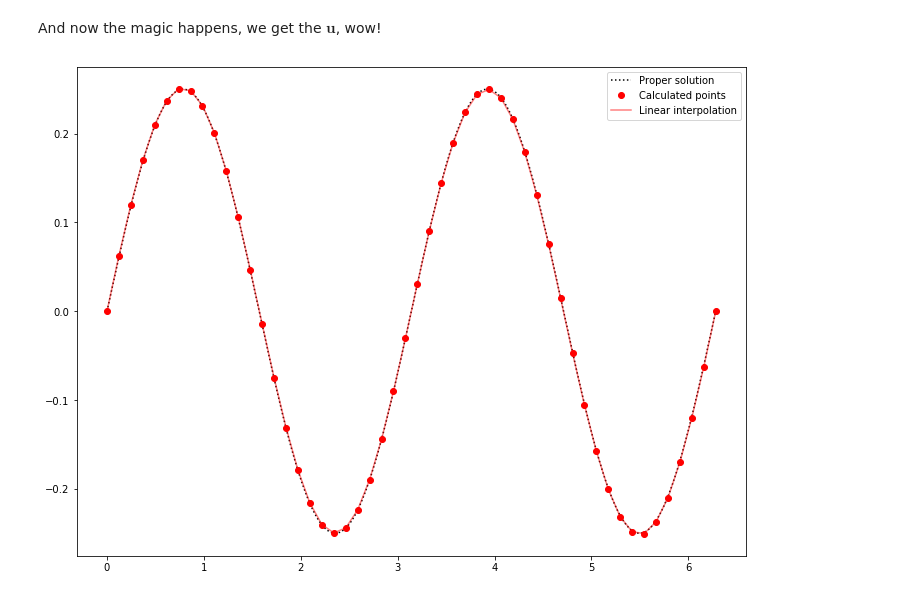
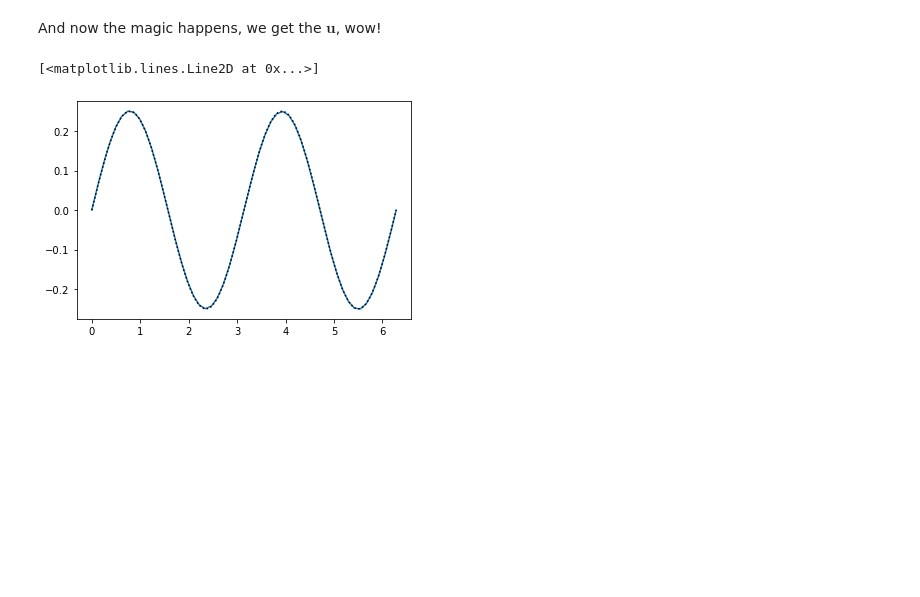
Before and after one commit to Nummulit/pde-parabolic-fem, a Jupyter notebook: parabolic_fem.ipynb, the cells around one changed output. Saved outputs shown, nothing was run; the diff lists cells and outputs as text; code cells hidden in the pictures; blank space fills up the shorter version.

```diff
--- a/parabolic_fem.ipynb
+++ b/parabolic_fem.ipynb
@@ -94,3 +94,20 @@ def hat_function(x: np.ndarray, left: float, right: float, middle: float=None) -
     ans[(left < x) & (x <= middle)] = (x[(left < x) & (x <= middle)] - left) / (middle - left)
     ans[(middle < x) & (x <= right)] = (right - x[(middle < x) & (x <= right)]) / (right - middle)
     return ans
+# %%
+# Some local test of other functions
+def rounded_hat_function(x: np.ndarray, left: float, right: float, middle: float=None) -> np.ndarray:
+    if middle is None:
+        middle = left + (right - left) / 2
+    ans = np.copy(x)
+    ans[(x <= left) | (right <= x)] = 0.0
+    ans[(left < x) & (x < right)] = (x[(left < x) & (x < right)] - left) * (x[(left < x) & (x < right)] - right) \
+                                    * 4 / (4 * left * right - (right + left) ** 2) # Factor needed for scaling
+    return ans
+# %%
+a, b = 0, 1
+num_of_nodes = 10
+h = (b - a) / num_of_nodes
+t = np.linspace(a, b, num=1000)
+for left in np.arange(a, b - h, h):
+    plt.plot(t, rounded_hat_function(t, left, left + 2 * h))
@@ -146,12 +165,13 @@ plt.plot(x, f)
 # %% [markdown]
 Let's define our basis functions $\phi(x)$.
 # %%
-num_of_nodes = 10  # Here you can play with the number of nodes! Just change it and run consecutive cells.
+num_of_nodes = 50  # Here you can play with the number of nodes! Just change it and run consecutive cells.
 # NOTE: If it happens that the last function is cut in half it won't work. I don't know yet why though.
 h = (b - a) / (num_of_nodes + 1)
 base_functions = []
 for left in np.arange(a, b - h, h):
     phi = hat_function(x, left, left + 2 * h)
+#     phi = rounded_hat_function(x, left, left + 2 * h)
     base_functions.append(phi)
     plt.plot(x, phi)
 # %% [output]
@@ -187,15 +207,21 @@ And now the magic happens, we get the $\mathbf{u}$, wow!
 # %%
 middle_points = np.arange(a + h, b, h)
 u_vec = np.dot(np.linalg.inv(A), f_vec)
 # Add zeros to beginning and end, because u(a) = u(b) = 0
 middle_points_ext = np.array([a, *middle_points, b])
 u_vec_ext = np.array([0., *u_vec, 0.])
 
-proper_solution =  1 / 4 * np.sin(2*x)
+
+u_ans = np.dot(u_vec, np.array(base_functions))
+plt.plot(x, u_ans)
+
+
+# proper_solution =  1 / 4 * np.sin(2*x)
 plt.plot(x, proper_solution, 'k:', label='Proper solution')
-plt.plot(middle_points_ext, u_vec_ext, 'ro', label='Calculated points')
-plt.plot(middle_points_ext, u_vec_ext, 'r', alpha=0.5, label='Linear interpolation')
-plt.legend()
-plt.show()
+# plt.plot(middle_points_ext, u_vec_ext, 'ro', label='Calculated points')
+# plt.plot(middle_points_ext, u_vec_ext, 'r', alpha=0.5, label='Linear interpolation')
+# plt.legend()
+# plt.show()
 # %% [output]
+[<matplotlib.lines.Line2D at 0x...>]
-[figure, old version]
+[figure, new version]
```
Also changed, not shown: parts of 7 cells of this notebook, 2 other files.
